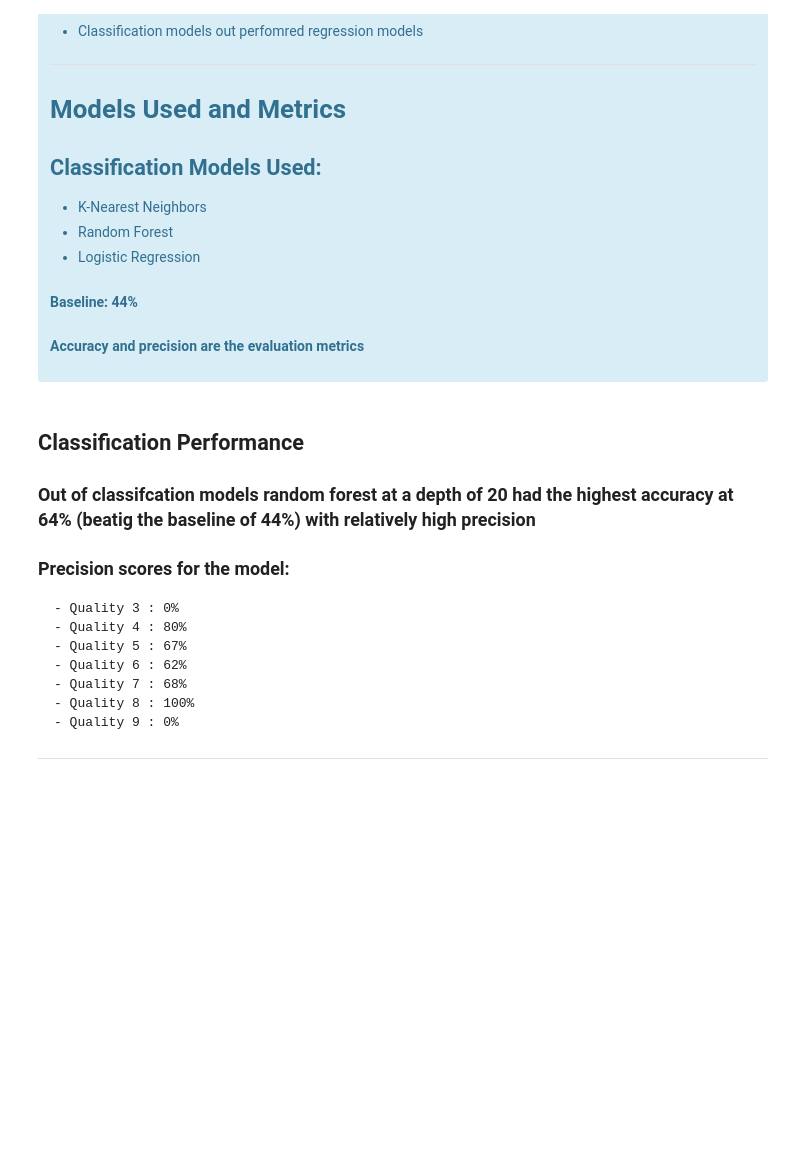
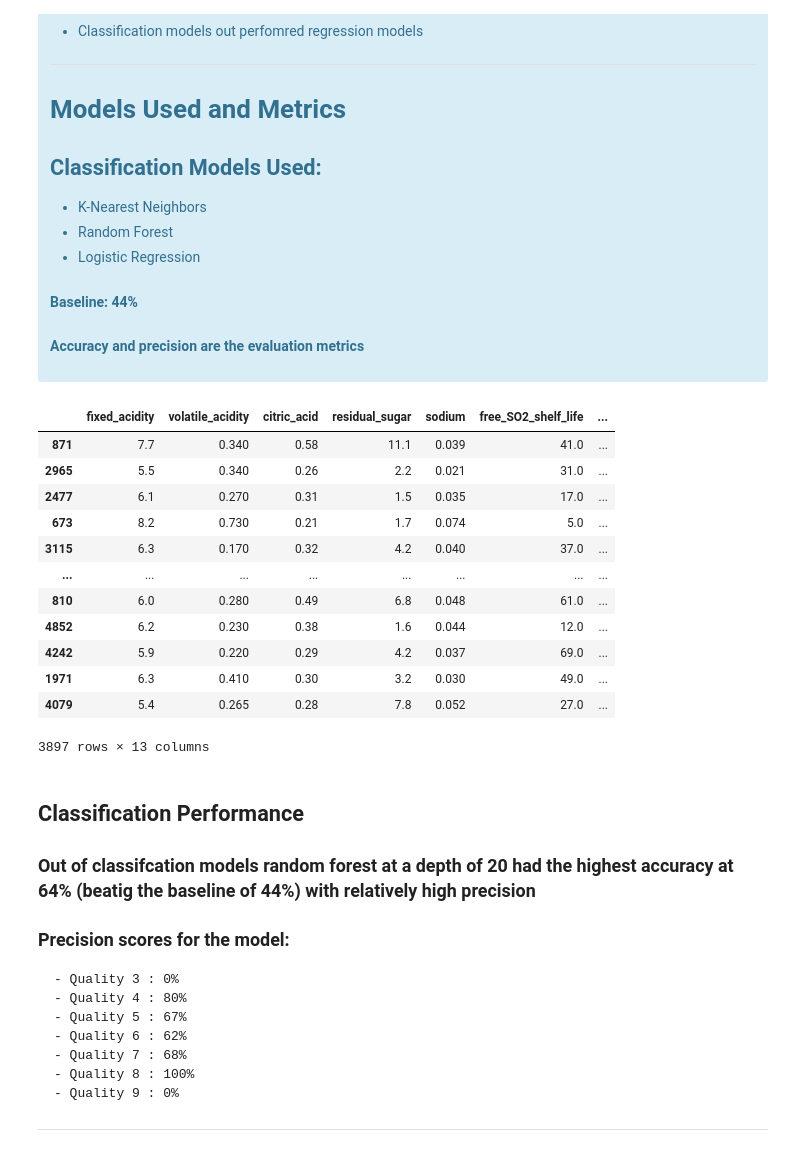
Before and after one commit to OKPTaylor/wine-quality-predictor, a Jupyter notebook: final_report.ipynb, the cells around one changed output. Cells and saved outputs as stored; diff of their text form; code cells hidden in the pictures; blank space fills up the shorter version.

```diff
--- a/final_report.ipynb
+++ b/final_report.ipynb
@@ -594,5 +616,21 @@ Visuals:
 
 #### Baseline: 44%
 #### Accuracy and precision are the evaluation metrics
+# %%
+train
+# %% [output]
+|  | fixed_acidity | volatile_acidity | citric_acid | residual_sugar | sodium | free_SO2_shelf_life | ... |
+| 871 | 7.7 | 0.340 | 0.58 | 11.1 | 0.039 | 41.0 | ... |
+| 2965 | 5.5 | 0.340 | 0.26 | 2.2 | 0.021 | 31.0 | ... |
+| 2477 | 6.1 | 0.270 | 0.31 | 1.5 | 0.035 | 17.0 | ... |
+| 673 | 8.2 | 0.730 | 0.21 | 1.7 | 0.074 | 5.0 | ... |
+| 3115 | 6.3 | 0.170 | 0.32 | 4.2 | 0.040 | 37.0 | ... |
+| ... | ... | ... | ... | ... | ... | ... | ... |
+| 810 | 6.0 | 0.280 | 0.49 | 6.8 | 0.048 | 61.0 | ... |
+| 4852 | 6.2 | 0.230 | 0.38 | 1.6 | 0.044 | 12.0 | ... |
+| 4242 | 5.9 | 0.220 | 0.29 | 4.2 | 0.037 | 69.0 | ... |
+| 1971 | 6.3 | 0.410 | 0.30 | 3.2 | 0.030 | 49.0 | ... |
+| 4079 | 5.4 | 0.265 | 0.28 | 7.8 | 0.052 | 27.0 | ... |
+3897 rows × 13 columns
 # %%
 #spliting x and y into train, validate, and test groups
```
Also changed, not shown: parts of 3 cells of this notebook.
